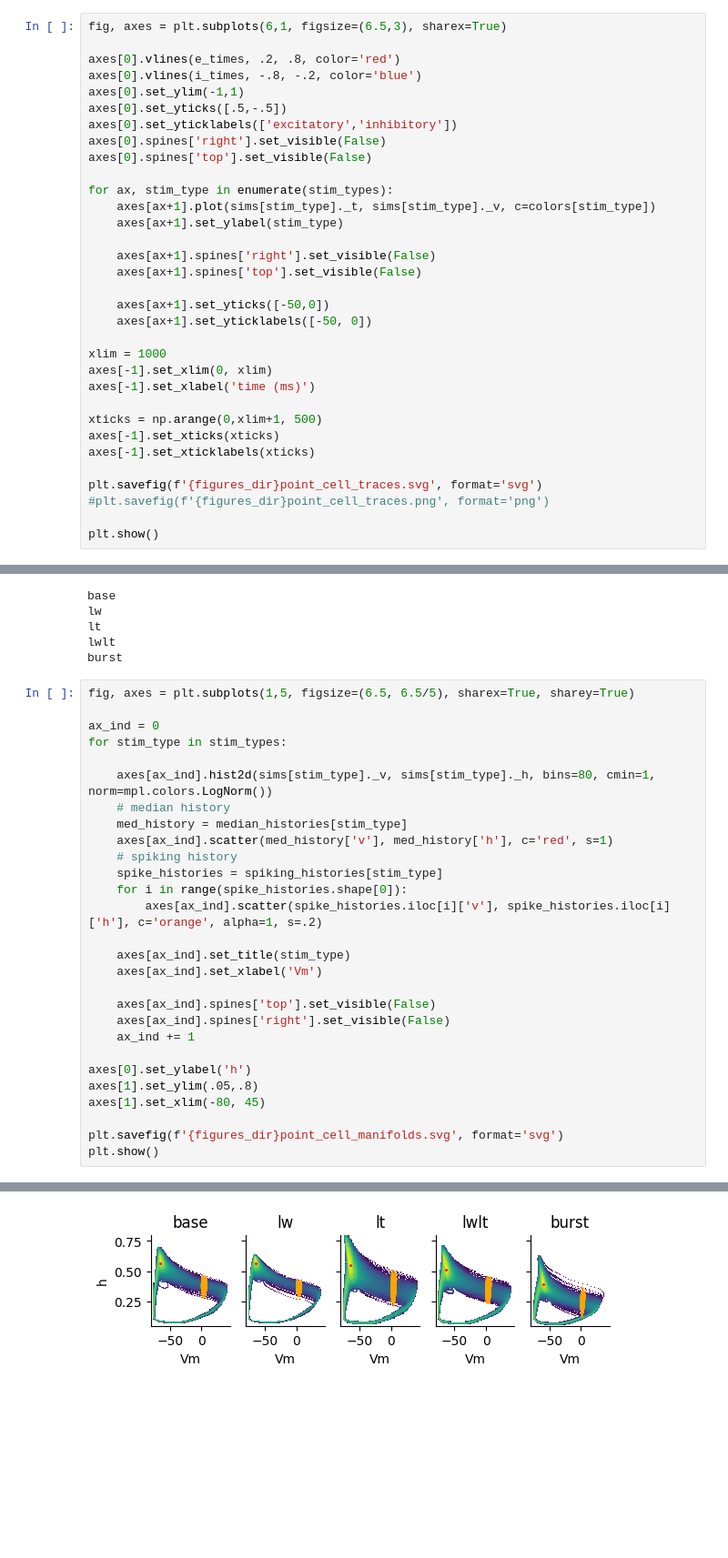
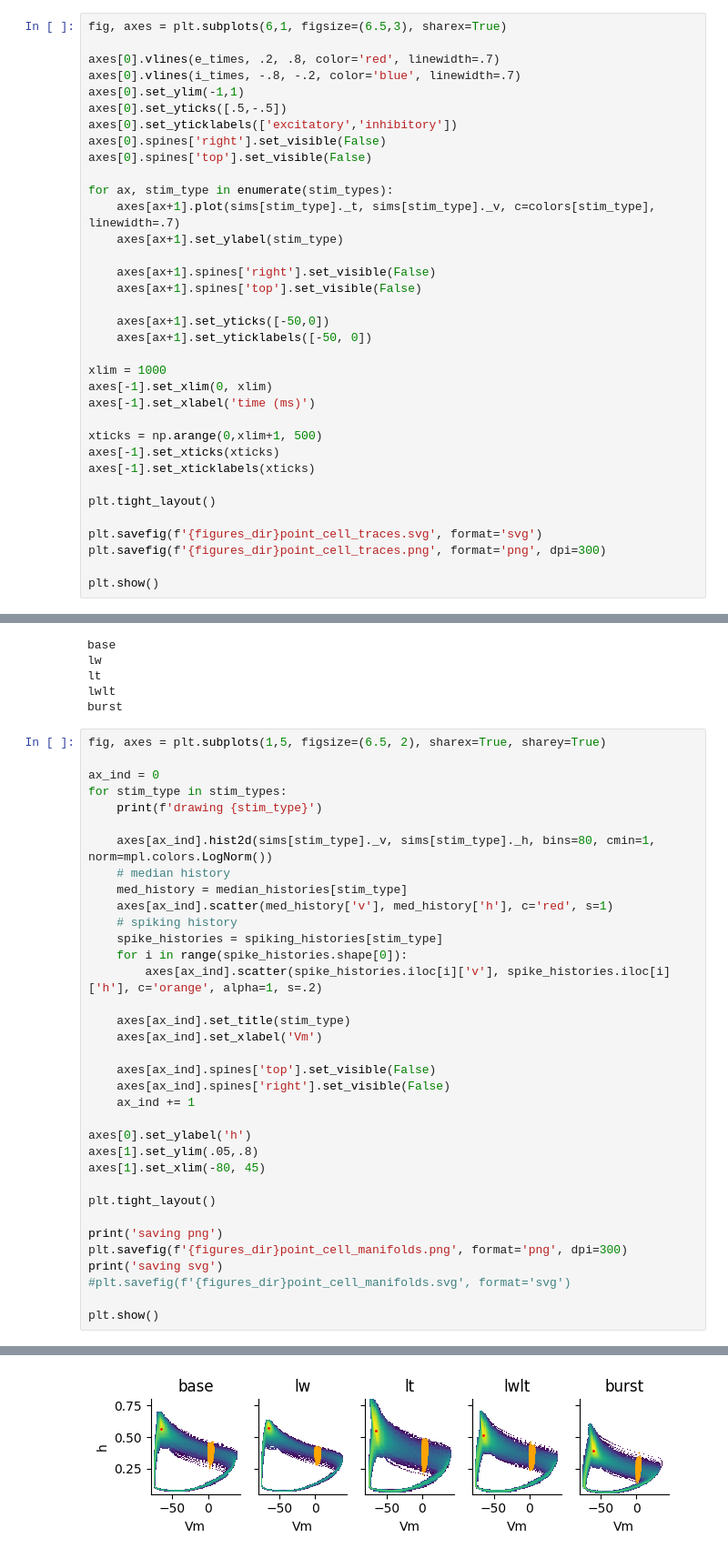
Before and after one commit to ec753/event_based_neuron, a Jupyter notebook: HH_model_specs.ipynb, the cells around one changed output, grey strips where cells are left out. Shown at 91% size. Saved outputs shown, nothing was run; the diff lists cells and outputs as text; blank space fills up the shorter version.

```diff
--- a/HH_model_specs.ipynb
+++ b/HH_model_specs.ipynb
@@ -178,8 +174,8 @@ burst
 # %%
 fig, axes = plt.subplots(6,1, figsize=(6.5,3), sharex=True)
 
-axes[0].vlines(e_times, .2, .8, color='red')
-axes[0].vlines(i_times, -.8, -.2, color='blue')
+axes[0].vlines(e_times, .2, .8, color='red', linewidth=.7)
+axes[0].vlines(i_times, -.8, -.2, color='blue', linewidth=.7)
 axes[0].set_ylim(-1,1)
 axes[0].set_yticks([.5,-.5])
 axes[0].set_yticklabels(['excitatory','inhibitory'])
@@ -187,7 +183,7 @@ axes[0].spines['right'].set_visible(False)
 axes[0].spines['top'].set_visible(False)
 
 for ax, stim_type in enumerate(stim_types):
-    axes[ax+1].plot(sims[stim_type]._t, sims[stim_type]._v, c=colors[stim_type])
+    axes[ax+1].plot(sims[stim_type]._t, sims[stim_type]._v, c=colors[stim_type], linewidth=.7)
     axes[ax+1].set_ylabel(stim_type)
 
     axes[ax+1].spines['right'].set_visible(False)
@@ -204,8 +200,10 @@ xticks = np.arange(0,xlim+1, 500)
 axes[-1].set_xticks(xticks)
 axes[-1].set_xticklabels(xticks)
 
+plt.tight_layout()
+
 plt.savefig(f'{figures_dir}point_cell_traces.svg', format='svg')
-#plt.savefig(f'{figures_dir}point_cell_traces.png', format='png')
+plt.savefig(f'{figures_dir}point_cell_traces.png', format='png', dpi=300)
 
 plt.show()
 # %% [output]
@@ -337,10 +335,11 @@ lt
 lwlt
 burst
 # %%
-fig, axes = plt.subplots(1,5, figsize=(6.5, 6.5/5), sharex=True, sharey=True)
+fig, axes = plt.subplots(1,5, figsize=(6.5, 2), sharex=True, sharey=True)
 
 ax_ind = 0
 for stim_type in stim_types:
+    print(f'drawing {stim_type}')
 
     axes[ax_ind].hist2d(sims[stim_type]._v, sims[stim_type]._h, bins=80, cmin=1, norm=mpl.colors.LogNorm())
     # median history
@@ -362,6 +361,12 @@ axes[0].set_ylabel('h')
 axes[1].set_ylim(.05,.8)
 axes[1].set_xlim(-80, 45)
 
-plt.savefig(f'{figures_dir}point_cell_manifolds.svg', format='svg')
+plt.tight_layout()
+
+print('saving png')
+plt.savefig(f'{figures_dir}point_cell_manifolds.png', format='png', dpi=300)
+print('saving svg')
+#plt.savefig(f'{figures_dir}point_cell_manifolds.svg', format='svg')
+
 plt.show()
 # %% [output]
@@ -368 +380 @@ plt.show()
-[figure, old version]
+[figure, new version]
```
Also changed, not shown: parts of 9 cells of this notebook, 1 other file.
